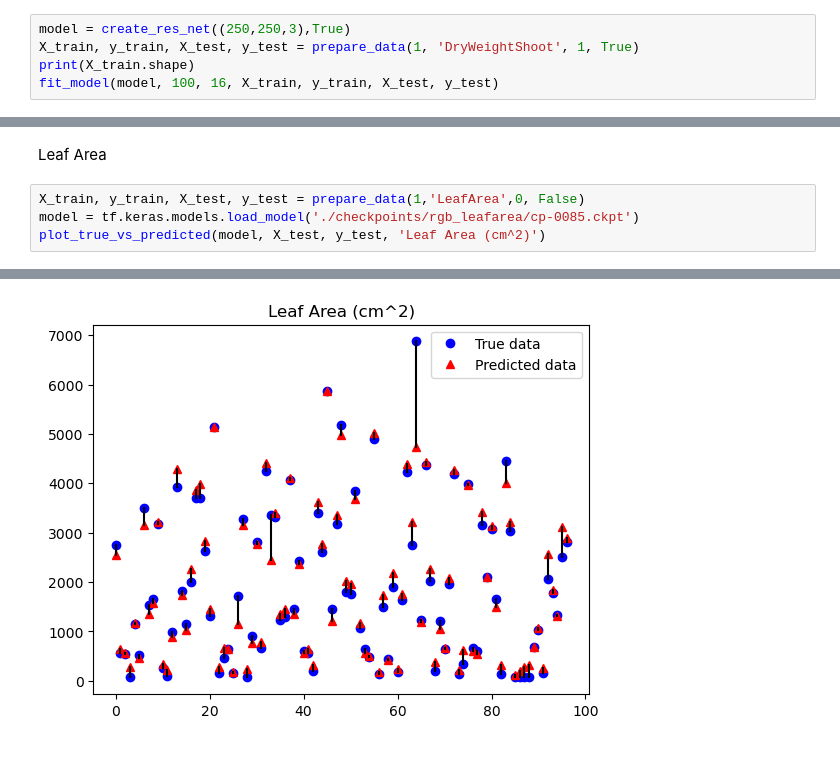
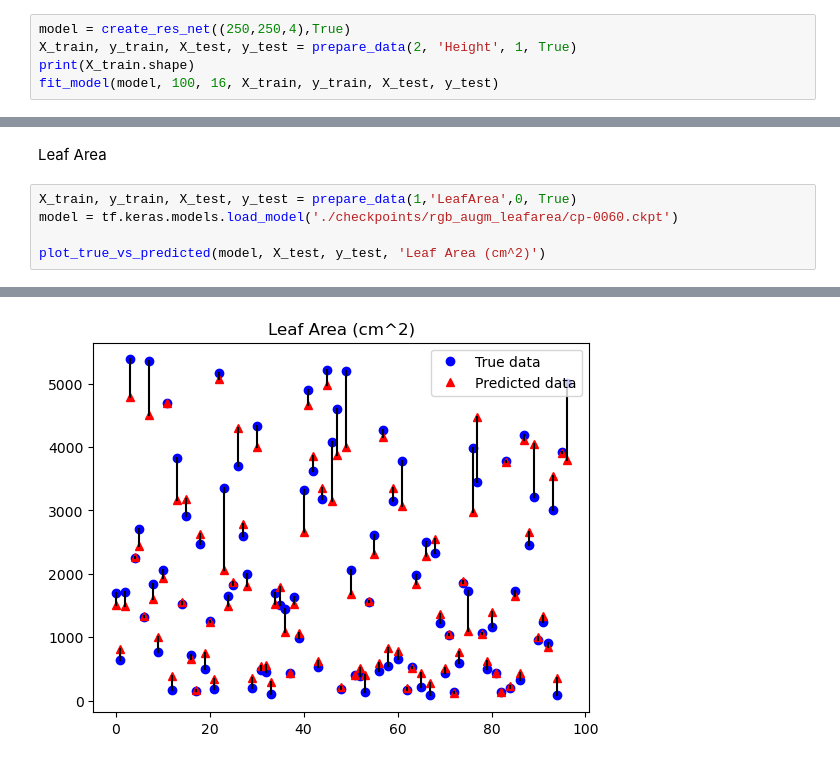
Before and after one commit to Niekwijs/lettuce-growth-models, a Jupyter notebook: Plant_variable_predictor/growth-recog.ipynb, the cells around one changed output, grey strips where cells are left out. Drawn from its saved outputs; the diff is of its cells as text.

```diff
--- a/Plant_variable_predictor/growth-recog.ipynb
+++ b/Plant_variable_predictor/growth-recog.ipynb
@@ -260,8 +260,8 @@ def fit_model(model, epochs, batch_size, X_train, y_train, X_test, y_test):
         callbacks=[cp_callback, tensorboard_callback]
     )
 # %%
-model = create_res_net((250,250,3),True)
-X_train, y_train, X_test, y_test = prepare_data(1, 'DryWeightShoot', 1, True)
+model = create_res_net((250,250,4),True)
+X_train, y_train, X_test, y_test = prepare_data(2, 'Height', 1, True)
 print(X_train.shape)
 fit_model(model, 100, 16, X_train, y_train, X_test, y_test)
 # %% [output]
@@ -326,7 +336,8 @@ plot_true_vs_predicted(model, X_test, y_test, 'Dry Weight (g)')
 # %% [markdown]
 Leaf Area
 # %%
-X_train, y_train, X_test, y_test = prepare_data(1,'LeafArea',0, False)
-model = tf.keras.models.load_model('./checkpoints/rgb_leafarea/cp-0085.ckpt')
+X_train, y_train, X_test, y_test = prepare_data(1,'LeafArea',0, True)
+model = tf.keras.models.load_model('./checkpoints/rgb_augm_leafarea/cp-0060.ckpt')
+
 plot_true_vs_predicted(model, X_test, y_test, 'Leaf Area (cm^2)')
 # %% [output]
@@ -334 +345 @@ plot_true_vs_predicted(model, X_test, y_test, 'Leaf Area (cm^2)')
-[figure, old version]
+[figure, new version]
```
Also changed, not shown: parts of 3 cells of this notebook, 6 other files.
